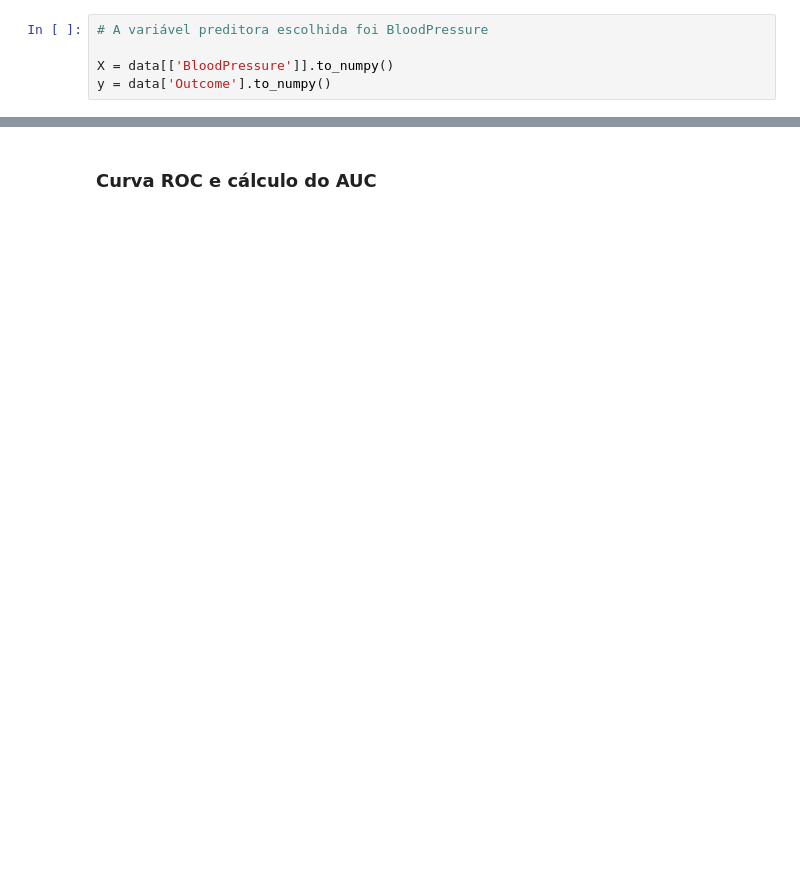
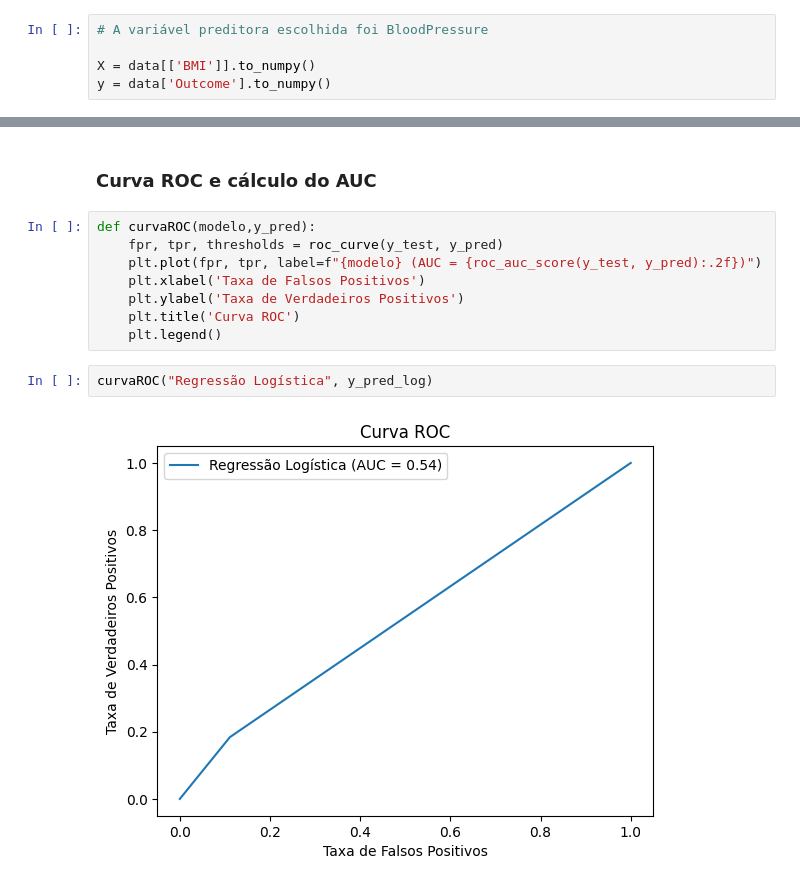
Before and after one commit to HeloisaJ/Lista_Computacional_IA, a Jupyter notebook: AtividadeIA.ipynb, the cells around one changed output, grey strips where cells are left out. Saved outputs shown, nothing was run; the diff lists cells and outputs as text; blank space fills up the shorter version.

Commit message:
Basicamente terminei a parte 2, só que preciso ver como que faz a análise e como melhorar o desempenho dos modelos

```diff
--- a/AtividadeIA.ipynb
+++ b/AtividadeIA.ipynb
@@ -316,7 +317,7 @@ Quantidade de valores NaN e nulos no dataset: 0
 # %%
 # A variável preditora escolhida foi BloodPressure
 
-X = data[['BloodPressure']].to_numpy()
+X = data[['BMI']].to_numpy()
 y = data['Outcome'].to_numpy()
 # %%
 # Mostrando o estrutura de X com a coluna BloodPressure
@@ -469,2 +472,14 @@ F1-Score: 0.00
 # %% [markdown]
 ### Curva ROC e cálculo do AUC
+# %%
+def curvaROC(modelo,y_pred):
+    fpr, tpr, thresholds = roc_curve(y_test, y_pred)
+    plt.plot(fpr, tpr, label=f"{modelo} (AUC = {roc_auc_score(y_test, y_pred):.2f})")
+    plt.xlabel('Taxa de Falsos Positivos')
+    plt.ylabel('Taxa de Verdadeiros Positivos')
+    plt.title('Curva ROC')
+    plt.legend()
+# %%
+curvaROC("Regressão Logística", y_pred_log)
+# %% [output]
+[figure, added]
```
Also changed, not shown: parts of 10 cells of this notebook.
